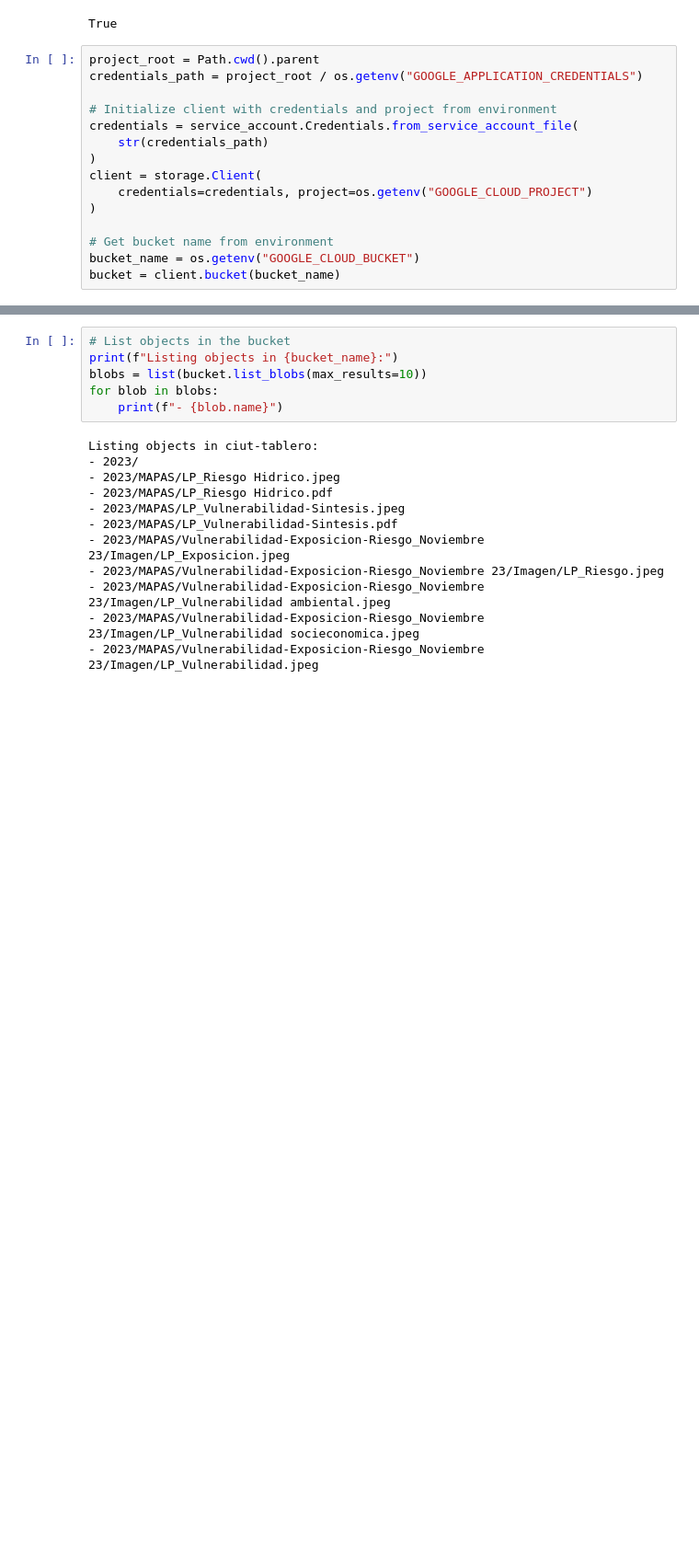
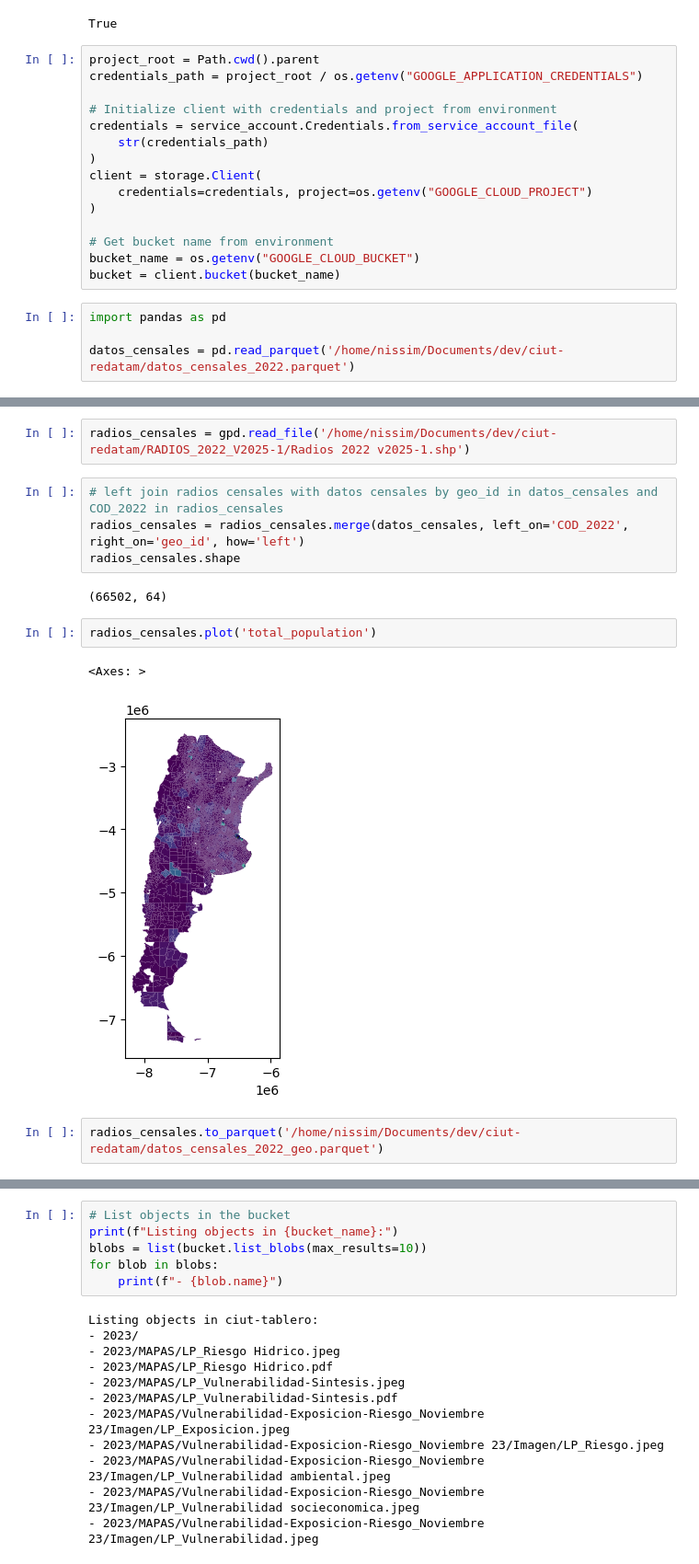
Before and after one commit to nlebovits/ciut-riesgo, a Jupyter notebook: notebooks/analisis.ipynb, the cells around one changed output, grey strips where cells are left out. Shown: that part at 92% size. Saved outputs shown, nothing was run; the diff lists cells and outputs as text; blank space fills up the shorter version.

```diff
--- a/notebooks/analisis.ipynb
+++ b/notebooks/analisis.ipynb
@@ -28,3 +28,7 @@ client = storage.Client(
 # Get bucket name from environment
 bucket_name = os.getenv("GOOGLE_CLOUD_BUCKET")
 bucket = client.bucket(bucket_name)
+# %%
+import pandas as pd
+
+datos_censales = pd.read_parquet('/home/nissim/Documents/dev/ciut-redatam/datos_censales_2022.parquet')
@@ -30,0 +45,15 @@ bucket = client.bucket(bucket_name)
+# %%
+radios_censales = gpd.read_file('/home/nissim/Documents/dev/ciut-redatam/RADIOS_2022_V2025-1/Radios 2022 v2025-1.shp')
+# %%
+# left join radios censales with datos censales by geo_id in datos_censales and COD_2022 in radios_censales
+radios_censales = radios_censales.merge(datos_censales, left_on='COD_2022', right_on='geo_id', how='left')
+radios_censales.shape
+# %% [output]
+(66502, 64)
+# %%
+radios_censales.plot('total_population')
+# %% [output]
+<Axes: >
+[figure, added]
+# %%
+radios_censales.to_parquet('/home/nissim/Documents/dev/ciut-redatam/datos_censales_2022_geo.parquet')
```
Also changed, not shown: parts of 5 cells of this notebook, 4 other files.
